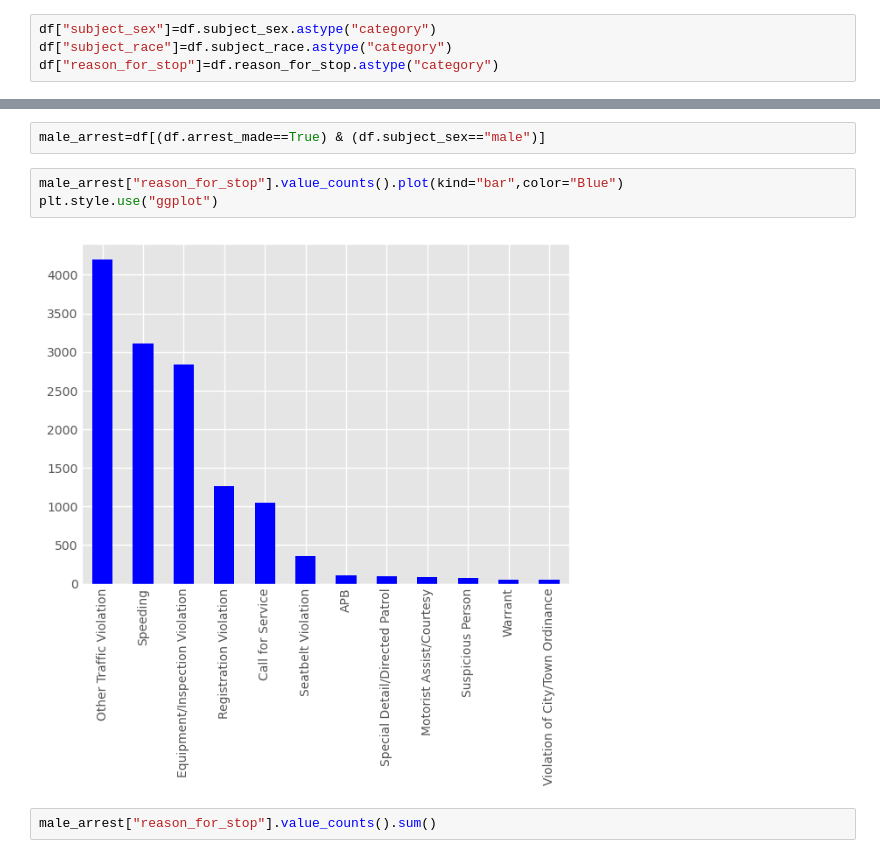
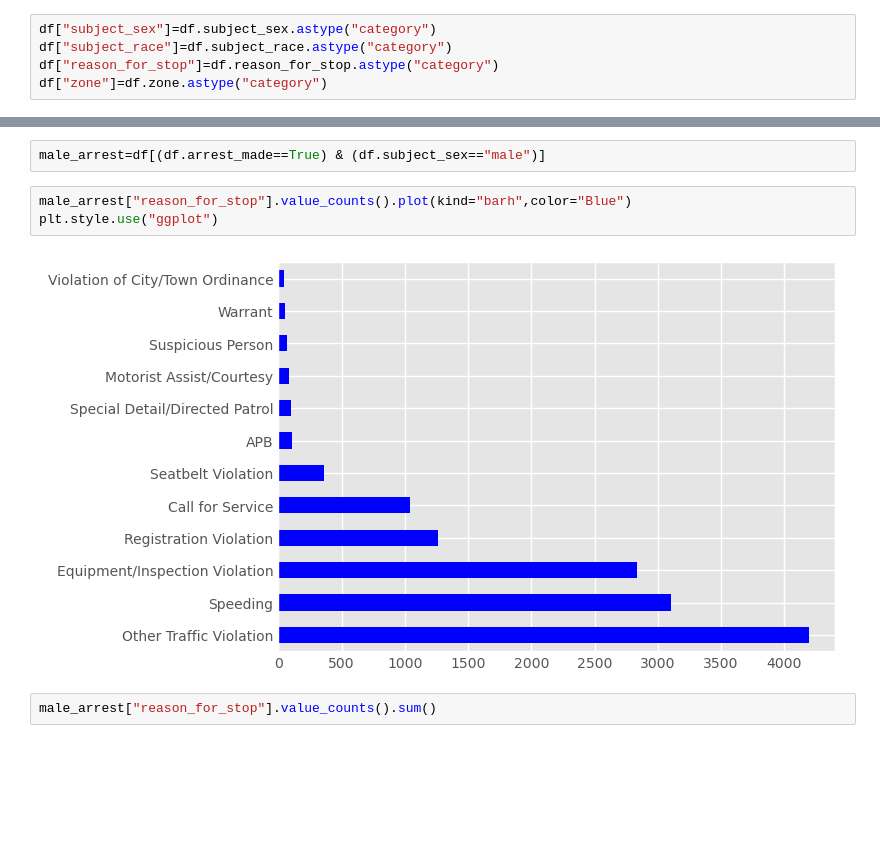
Before and after one commit to nevracorapsiz/Analyzing-Rhode-Island-Traffic-Stops, a Jupyter notebook: RI_TRAFFIC_STOPS.ipynb, the cells around one changed output, grey strips where cells are left out. Saved outputs shown, nothing was run; the diff lists cells and outputs as text; blank space fills up the shorter version.

```diff
--- a/RI_TRAFFIC_STOPS.ipynb
+++ b/RI_TRAFFIC_STOPS.ipynb
@@ -95,6 +95,7 @@ df["arrest_made"]=df.arrest_made.astype("boolean")
 df["subject_sex"]=df.subject_sex.astype("category")
 df["subject_race"]=df.subject_race.astype("category")
 df["reason_for_stop"]=df.reason_for_stop.astype("category")
+df["zone"]=df.zone.astype("category")
 # %%
 df["contraband_found"]=df.contraband_found.astype("boolean")
 df["contraband_drugs"]=df.contraband_drugs.astype("boolean")
@@ -417,10 +434,10 @@ plt.style.use("ggplot")
 # %%
 male_arrest=df[(df.arrest_made==True) & (df.subject_sex=="male")]
 # %%
-male_arrest["reason_for_stop"].value_counts().plot(kind="bar",color="Blue")
+male_arrest["reason_for_stop"].value_counts().plot(kind="barh",color="Blue")
 plt.style.use("ggplot")
 # %% [output]
-[figure, old version]
+[figure, new version]
 # %%
 male_arrest["reason_for_stop"].value_counts().sum()
 # %% [output]
```
Also changed, not shown: parts of 57 cells of this notebook.
